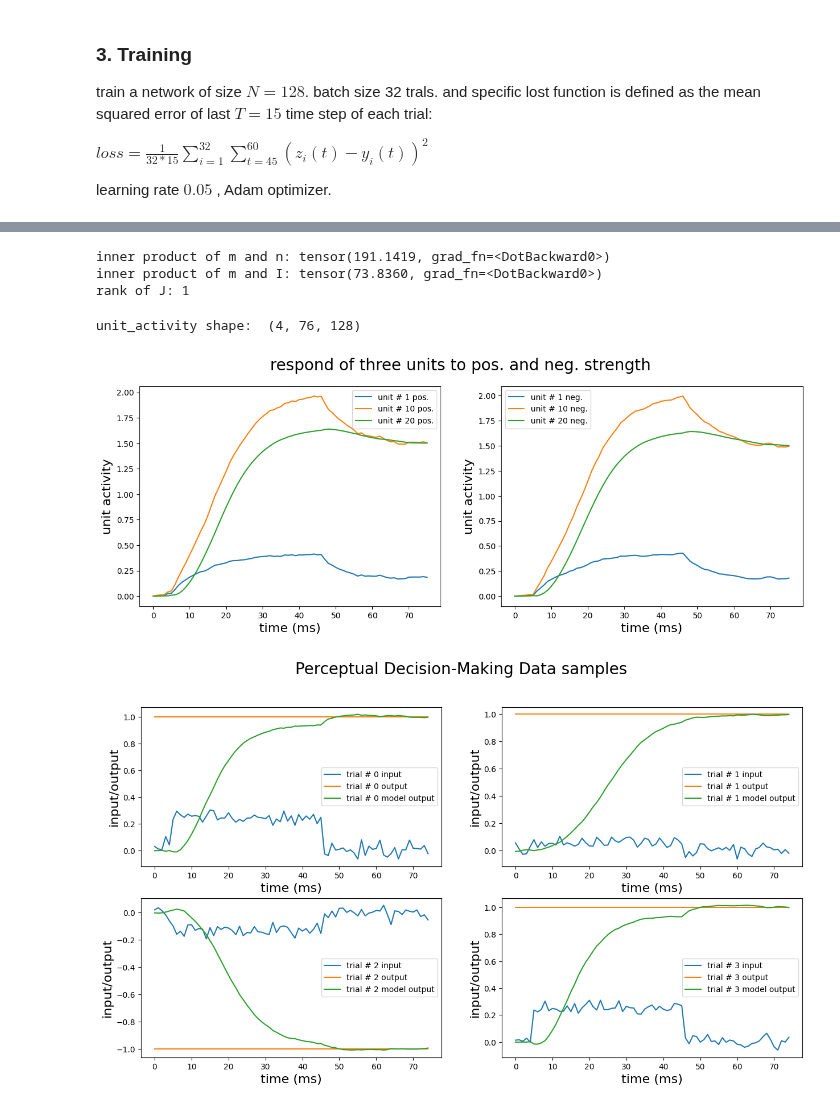
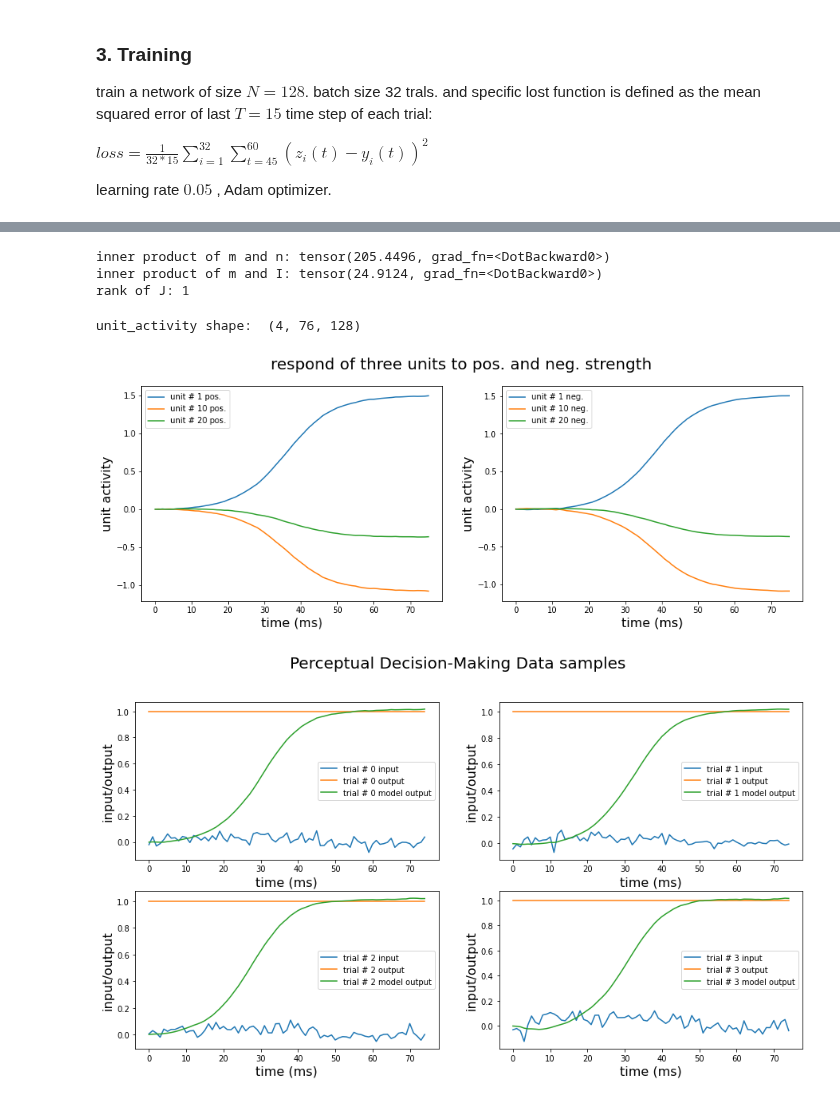
Before and after one commit to Erfan7bt/MHBF, a Jupyter notebook: Projects/DM.ipynb, the cells around one changed output, grey strips where cells are left out. Drawn from its saved outputs; the diff is of its cells as text; code cells hidden in the pictures.

```diff
--- a/Projects/DM.ipynb
+++ b/Projects/DM.ipynb
@@ -51,7 +51,7 @@ class DecisionDataset(Dataset):
         y : array, shape (n_trials,n_time_step)
             output
         """
-        strength_choices = (3.2/ 100)  * np.array([1,2,4,8,16, -1,-2,-4,-8,-16])
+        strength_choices = (3.2/ 100)  * np.array([1,2, -1,-2,])
         n_time_step = 75
         time_step= 20 #ms
 
@@ -184,9 +184,9 @@ class RNN(nn.Module):
             unit_activity[:,0,:] = x
 
         #unit rank rnn weight matrix J=mn^T/n
-        J = torch.matmul(self.m[:,None], self.n[None,:]) / self.network_size
 
         for i in range(input_len):
+            J = torch.matmul(self.n[:,None], self.m[None,:]) / self.network_size
             delta_x = (
                 -x
                 + torch.matmul(self.activation(x), J)
@@ -261,9 +302,9 @@ def train(dataloader, model, loss_fn, optimizer, T=15):
         loss, current = loss.item(), (batch + 1) * len(X)
         print(f"loss: {loss:>7f}  [{current:>5d}/{size:>5d}]")
 # %%
-d_dataset = DecisionDataset(1000)
+d_dataset = DecisionDataset(200)
 train_dataloader = DataLoader(d_dataset, batch_size=1)
-model = RNN(128)
+# model = RNN(128)
 learning_rate = 5e-3
 T=15
 # model = RNN(128)
@@ -301,8 +342,8 @@ J=torch.matmul(m, n) / model.network_size
 J=J.detach().numpy()
 print('rank of J:',la.matrix_rank(J,tol=1e-3))
 # %% [output]
-inner product of m and n: tensor(191.1419, grad_fn=<DotBackward0>)
-inner product of m and I: tensor(73.8360, grad_fn=<DotBackward0>)
+inner product of m and n: tensor(205.4496, grad_fn=<DotBackward0>)
+inner product of m and I: tensor(24.9124, grad_fn=<DotBackward0>)
 rank of J: 1
 # %%
 
@@ -317,38 +358,38 @@ unit3=unit_activity[:,:,20]
 plt.figure(figsize=(15,5))
 plt.subplot(1,2,1)
 plt.suptitle('respond of three units to pos. and neg. strength', fontsize=20)
 plt.plot(unit1[0,:], label='unit # 1 pos.')
 plt.plot(unit2[0,:], label='unit # 10 pos.' )
 plt.plot(unit3[0,:], label='unit # 20 pos.')
 plt.xlabel('time (ms)', fontsize=16)
 plt.ylabel('unit activity', fontsize=16)
 plt.legend()
 plt.subplot(1,2,2)
-plt.plot(unit1[3,:], label='unit # 1 neg.')
-plt.plot(unit2[3,:], label='unit # 10 neg.')
-plt.plot(unit3[3,:], label='unit # 20 neg.')
+plt.plot(unit1[1,:], label='unit # 1 neg.')
+plt.plot(unit2[1,:], label='unit # 10 neg.')
+plt.plot(unit3[1,:], label='unit # 20 neg.')
 plt.xlabel('time (ms)', fontsize=16)
 plt.ylabel('unit activity', fontsize=16)
 plt.legend()
 
 
 
 plt.figure(figsize=(15,8))
 plt.suptitle('Perceptual Decision-Making Data samples', fontsize=20)
 for idx in range(4):
     plt.subplot(2,2,idx+1)
     plt.plot(u_arr[idx,:], label='trial # {} input'.format(idx))
     plt.plot(y_arr[idx,:], label='trial # {} output'.format(idx))
     plt.plot(model(u_arr[idx,:].unsqueeze(0)).detach().numpy().squeeze(), label='trial # {} model output'.format(idx))
     plt.xlabel('time (ms)', fontsize=16)
     #dt = 20msb
     # plt.xticks(np.arange(0, 75, step=5), np.arange(0, 1500, step=100))
     plt.ylabel('input/output', fontsize=16)
     plt.legend()
 # %% [output]
 unit_activity shape:  (4, 76, 128)
-[figure, old version]
+[figure, new version]
-[figure, old version]
+[figure, new version]
 # %%
 m=model.m.detach().numpy()
 n=model.n.detach().numpy()
```
Also changed, not shown: parts of 5 cells of this notebook, 1 other file.
